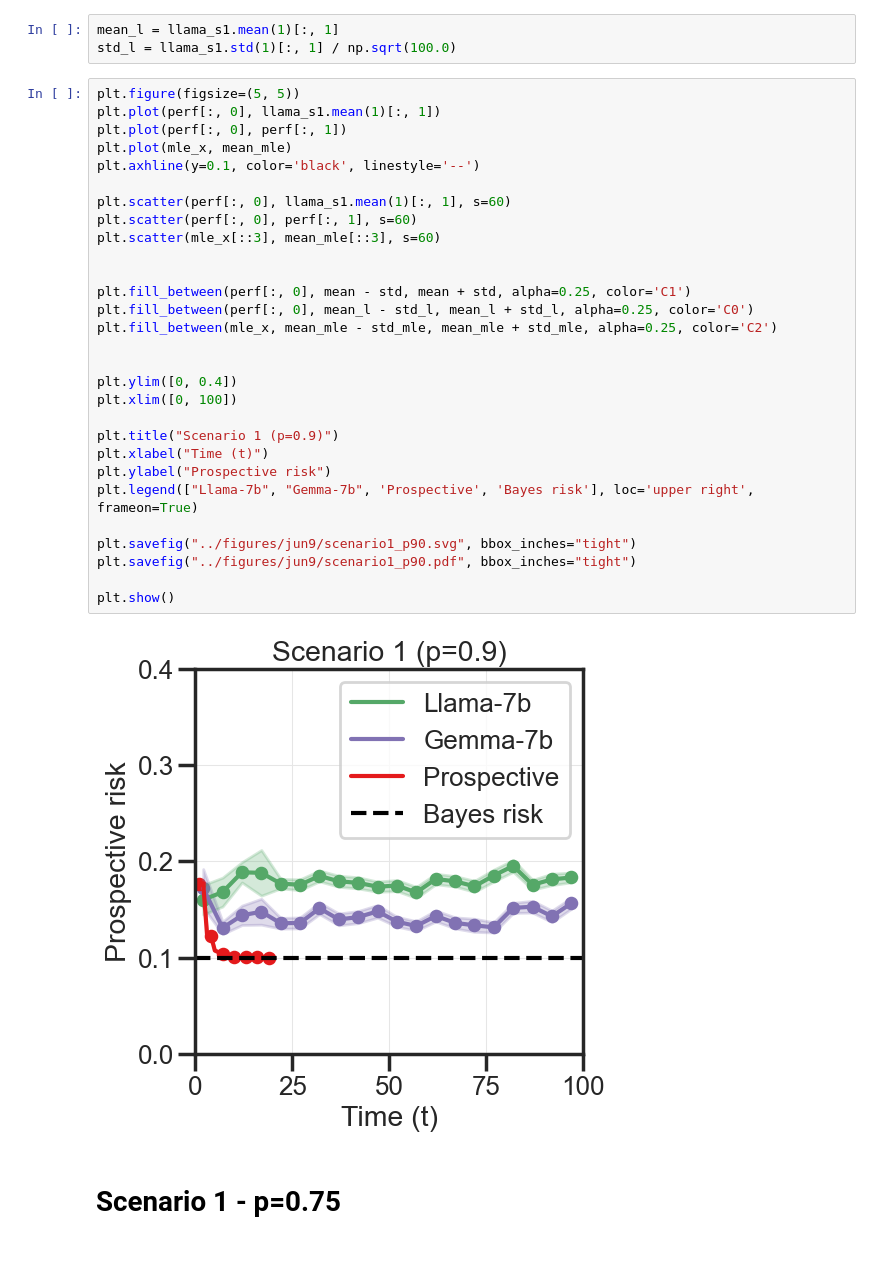
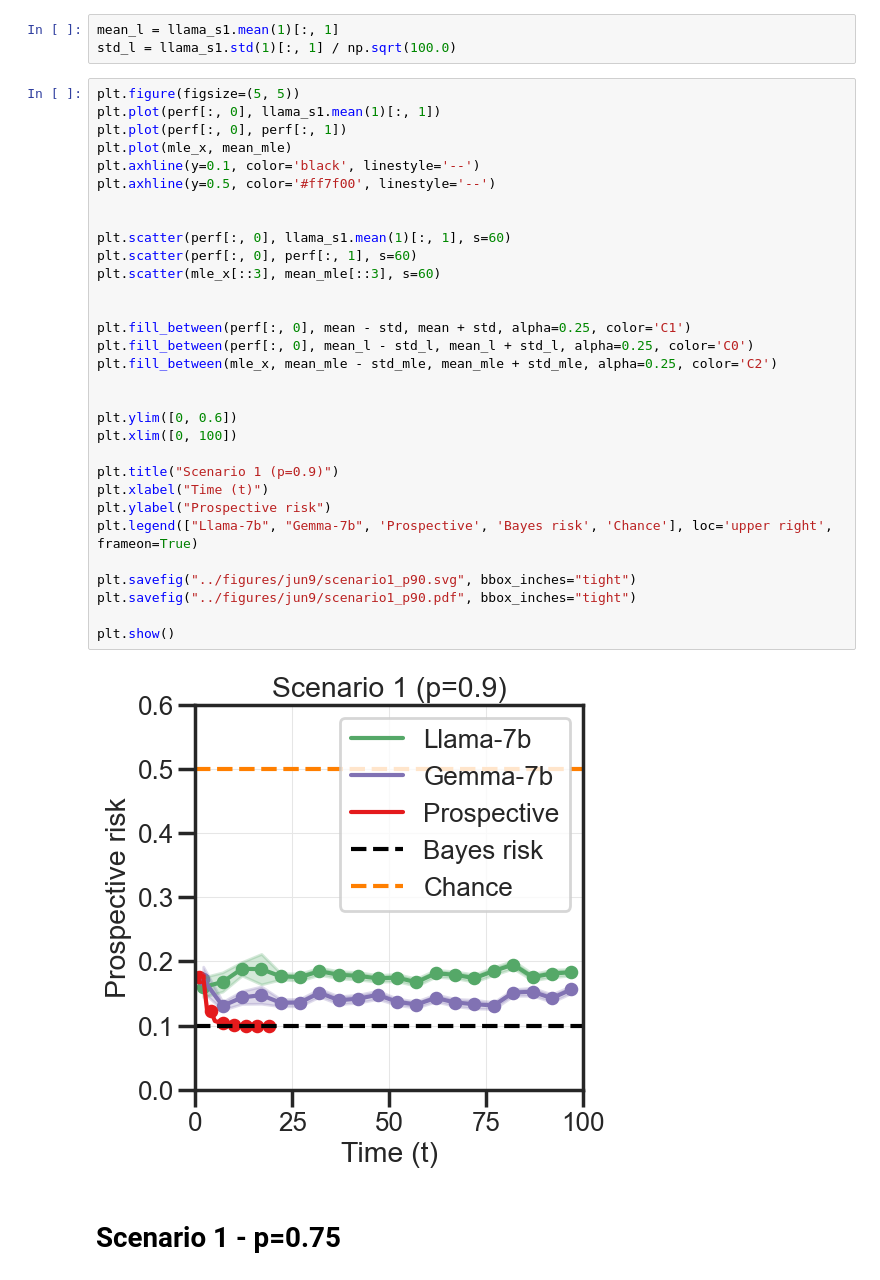
Before and after one commit to Laknath1996/ProL, a Jupyter notebook: llm/notebooks/llm_prob.ipynb, the cells around one changed output. Cells and saved outputs as stored; diff of their text form.

Commit message:
adding new llm plots

```diff
--- a/llm/notebooks/llm_prob.ipynb
+++ b/llm/notebooks/llm_prob.ipynb
@@ -175,34 +175,36 @@ std_l = llama_s1.std(1)[:, 1] / np.sqrt(100.0)
 # %%
 plt.figure(figsize=(5, 5))
 plt.plot(perf[:, 0], llama_s1.mean(1)[:, 1])
 plt.plot(perf[:, 0], perf[:, 1])
 plt.plot(mle_x, mean_mle)
 plt.axhline(y=0.1, color='black', linestyle='--')
+plt.axhline(y=0.5, color='#ff7f00', linestyle='--')
+
 
 plt.scatter(perf[:, 0], llama_s1.mean(1)[:, 1], s=60)
 plt.scatter(perf[:, 0], perf[:, 1], s=60)
 plt.scatter(mle_x[::3], mean_mle[::3], s=60)
 
 
 plt.fill_between(perf[:, 0], mean - std, mean + std, alpha=0.25, color='C1')
 plt.fill_between(perf[:, 0], mean_l - std_l, mean_l + std_l, alpha=0.25, color='C0')
 plt.fill_between(mle_x, mean_mle - std_mle, mean_mle + std_mle, alpha=0.25, color='C2')
 
 
-plt.ylim([0, 0.4])
+plt.ylim([0, 0.6])
 plt.xlim([0, 100])
 
 plt.title("Scenario 1 (p=0.9)")
 plt.xlabel("Time (t)")
 plt.ylabel("Prospective risk")
-plt.legend(["Llama-7b", "Gemma-7b", 'Prospective', 'Bayes risk'], loc='upper right', frameon=True)
+plt.legend(["Llama-7b", "Gemma-7b", 'Prospective', 'Bayes risk', 'Chance'], loc='upper right', frameon=True)
 
 plt.savefig("../figures/jun9/scenario1_p90.svg", bbox_inches="tight")
 plt.savefig("../figures/jun9/scenario1_p90.pdf", bbox_inches="tight")
 
 plt.show()
 # %% [output]
-[figure, old version]
+[figure, new version]
 # %% [markdown]
 # Scenario 1 - p=0.75
 # %%
```
Also changed, not shown: parts of 3 cells of this notebook, 17 other files.
